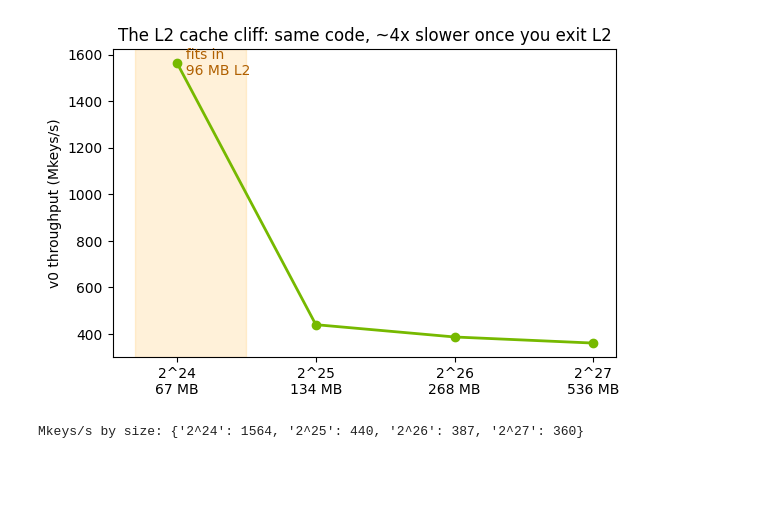
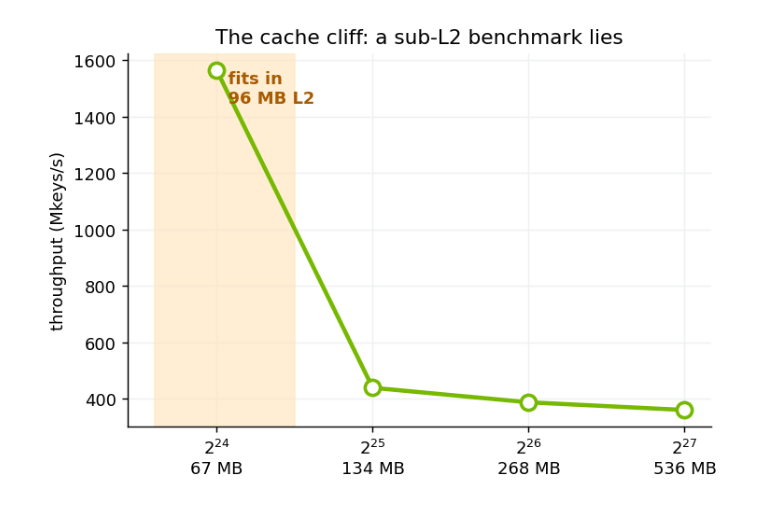
Before and after one commit to StarGazerM/gpu-cost-model-course, a Jupyter notebook: course.ipynb, the cells around one changed output. Cells and saved outputs as stored; diff of their text form; code cells hidden in the pictures; blank space fills up the shorter version.

```diff
--- a/course.ipynb
+++ b/course.ipynb
@@ -13,20 +14,23 @@ A 1-hour course for database & systems researchers. Every claim here is **measur
 # %%
 %matplotlib inline
 import subprocess, re, os
-import pandas as pd
 import matplotlib.pyplot as plt
 
 ROOT = os.getcwd()
-GREEN, GREY, RED = "#76b900", "#888888", "#c0392b"
+GPU, CPU, RADIX, MERGE, INK, CEIL = "#76b900", "#5b6770", "#0b84a5", "#c0392b", "#23272b", "#b9bfc4"
+plt.rcParams.update({"figure.dpi": 130, "axes.spines.top": False, "axes.spines.right": False,
+                     "axes.grid": True, "grid.color": "#eef1f3", "axes.axisbelow": True})
 
 def sh(cmd, cwd=None, timeout=900):
-    r = subprocess.run(cmd, shell=True, cwd=cwd or ROOT,
-                       capture_output=True, text=True, timeout=timeout)
+    r = subprocess.run(cmd, shell=True, cwd=cwd or ROOT, capture_output=True, text=True, timeout=timeout)
     return r.stdout + r.stderr
 
 def grab(text, pat):
-    m = re.search(pat, text)
-    return float(m.group(1)) if m else float("nan")
+    m = re.search(pat, text); return float(m.group(1)) if m else float("nan")
 
-print(sh("make all")[-200:] or "binaries up to date")
+# build everything the notebook runs
+sh("make -s -C demo1_bandwidth; make -s -C demo2_sort; make -s -C demo3_rugpull; make -s -C demo5_histogram")
+sh("cd demo6_mergesort && nvcc -O3 -std=c++17 -arch=sm_89 -o cub_compare cub_compare.cu && "
+   "nvcc -O3 -std=c++17 -arch=sm_89 -o thrust_compare thrust_compare.cu")
+print("built.")
 # %% [output]
@@ -77,17 +60,13 @@ Before any optimization: run the naive v0 across sizes. Cross the **96 MB L2** a
 # %%
 sizes = [24, 25, 26, 27]
-mk = [grab(sh(f"./v0_naive {L} 5", cwd=f"{ROOT}/demo2_sort"), r"([\d.]+)\s*Mkeys/s")
-      for L in sizes]
-x = list(range(len(sizes)))
-fig, ax = plt.subplots(figsize=(6.5, 4))
-ax.plot(x, mk, "o-", color=GREEN, lw=2)
-ax.axvspan(-0.3, 0.5, color="orange", alpha=0.15)
-ax.text(0, mk[0], "  fits in\n  96 MB L2", va="center", color="#b06000")
-ax.set_xticks(x); ax.set_xticklabels([f"2^{s}\n{2**s*4//10**6} MB" for s in sizes])
-ax.set_ylabel("v0 throughput (Mkeys/s)")
-ax.set_title("The L2 cache cliff: same code, ~4x slower once you exit L2")
+mk = [grab(sh(f"./v0_naive {s} 5", cwd=f"{ROOT}/demo2_sort"), r"([\d.]+)\s*Mkeys/s") for s in sizes]
+fig, ax = plt.subplots(figsize=(6.2, 4))
+x = range(len(sizes))
+ax.plot(x, mk, "o-", color=GPU, lw=2.5, ms=9, mfc="white", mew=2)
+ax.axvspan(-0.4, 0.5, color="#ffe7c2", alpha=0.7)
+ax.text(0, mk[0], "  fits in\n  96 MB L2", va="top", color="#a85b00", fontweight="bold")
+ax.set_xticks(list(x)); ax.set_xticklabels([f"$2^{{{s}}}$\n{2**s*4//10**6} MB" for s in sizes])
+ax.set_ylabel("throughput (Mkeys/s)"); ax.set_title("The cache cliff: a sub-L2 benchmark lies")
 plt.show()
-print("Mkeys/s by size:", {f"2^{s}": round(v) for s, v in zip(sizes, mk)})
 # %% [output]
-[figure, old version]
+[figure, new version]
-Mkeys/s by size: {'2^24': 1564, '2^25': 440, '2^26': 387, '2^27': 360}
```
Also changed, not shown: parts of 24 cells of this notebook, 1 other file.
